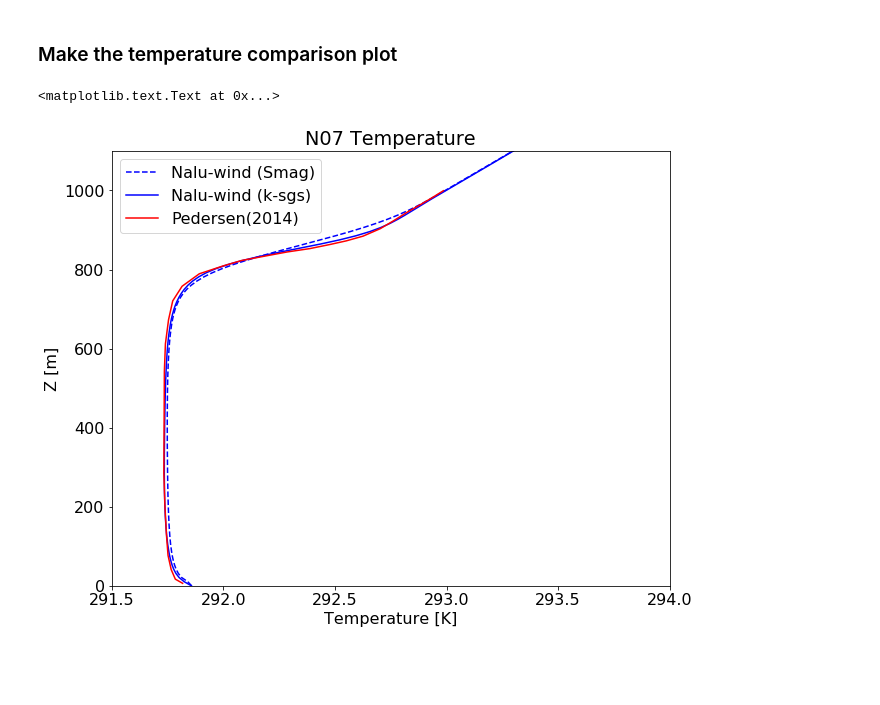
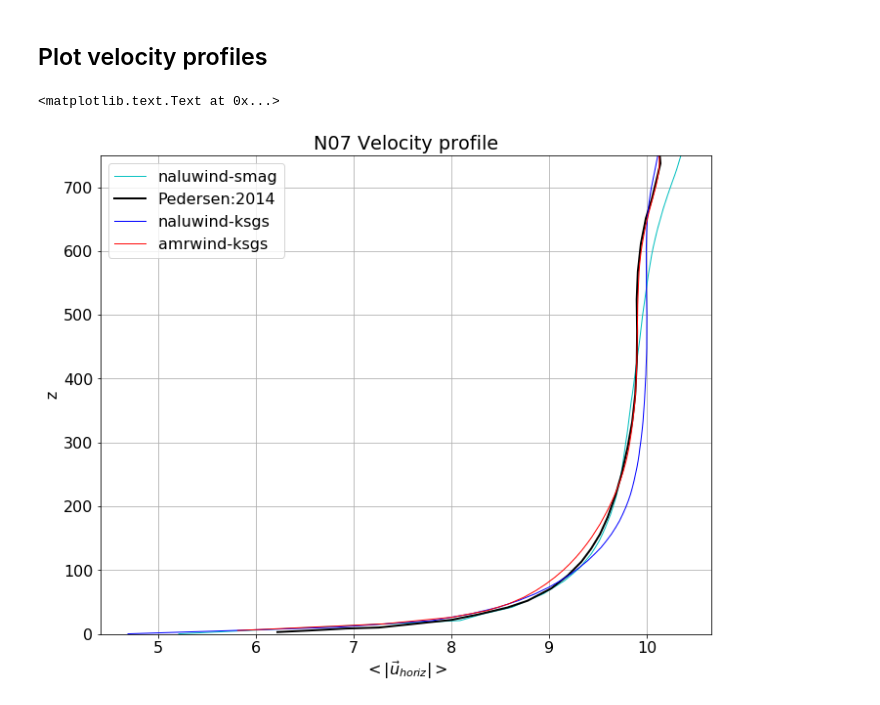
Before and after one commit to Exawind/wind-energy, a Jupyter notebook: Pedersen_N07/compareRuns_n07.ipynb, the cells around one changed output. Drawn from its saved outputs; the diff is of its cells as text; code cells hidden in the pictures; blank space fills up the shorter version.

```diff
--- a/Pedersen_N07/compareRuns_n07.ipynb
+++ b/Pedersen_N07/compareRuns_n07.ipynb
@@ -87,22 +20,40 @@ plt.title('N07 Wind speed')
-# %% [markdown]
-### Make the temperature comparison plot
-# %%
-# Plot the temperature profile comparisons
-plt.figure(figsize=(10,8));
-plt.rc('font', size=16)
-
-plt.plot(NaluSmag_T[:,1], NaluSmag_T[:,0], 'b--', label='Nalu-wind (Smag)')
-plt.plot(NaluKSGS_T[:,1], NaluKSGS_T[:,0], 'b',   label='Nalu-wind (k-sgs)')
-plt.plot(ped_T[:,0], ped_T[:,1], 'r', label='Pedersen(2014)')
-
-# Construct a legend
-plt.legend()
-plt.ylim([0, 1100]);
-plt.xlim([291.5, 294])
-plt.xlabel('Temperature [K]')
-plt.ylabel('Z [m]')
-#plt.grid()
-plt.title('N07 Temperature')
-# %% [output]
-<matplotlib.text.Text at 0x...>
-[figure, removed]
+# %%
+# Provide locations and parameters of data
+l_cases = {
+    'amrwind-ksgs': load_data.AMRWindStats('AmrWindKsgs'),
+    'naluwind-smag': load_data.NaluWindStats('NaluWindRun01'),
+    'naluwind-ksgs': load_data.NaluWindStats('NaluWindRun02'),
+    'Pedersen:2014': load_data.PedersonData('pedersen2014_data',
+                                            tfile='Pedersen2014_N07_temperature.csv',
+                                            ufile='Pedersen2014_N07_velocity.csv',skiprows=1)
+    }
+
+# What kind of line styles to use in the plots
+styles = {
+    'amrwind-ksgs':  {'color':'r', 'lw':1, 'ls':'-'},
+    'naluwind-smag': {'color':'c', 'lw':1, 'ls':'-'},
+    'naluwind-ksgs': {'color':'b', 'lw':1, 'ls':'-'},
+    'Pedersen:2014': {'color':'k', 'lw':2, 'ls':'-'},
+}
+
+deltaX=3000.0/288         # Grid spacing
+# %% [markdown]
+## Plot velocity profiles
+# %%
+fig = plt.figure(figsize=(10,8))
+plt.rc('font', size=16)
+
+for l,c in l_cases.items():
+    ls=styles[l]
+    plt.plot(c.hvelmag, c.z, label=l, color=ls['color'], linewidth=ls['lw'], linestyle=ls['ls'])
+plt.ylim()
+plt.xlabel(r'$< | \vec{u}_{horiz} | >$')
+plt.ylabel('z')
+plt.legend(loc=0)
+plt.ylim(0,750)
+plt.grid()
+plt.tight_layout()
+plt.title('N07 Velocity profile')
+# %% [output]
+<matplotlib.text.Text at 0x...>
+[figure, added]
```
Also changed, not shown: parts of 18 cells of this notebook, 2 other files.
